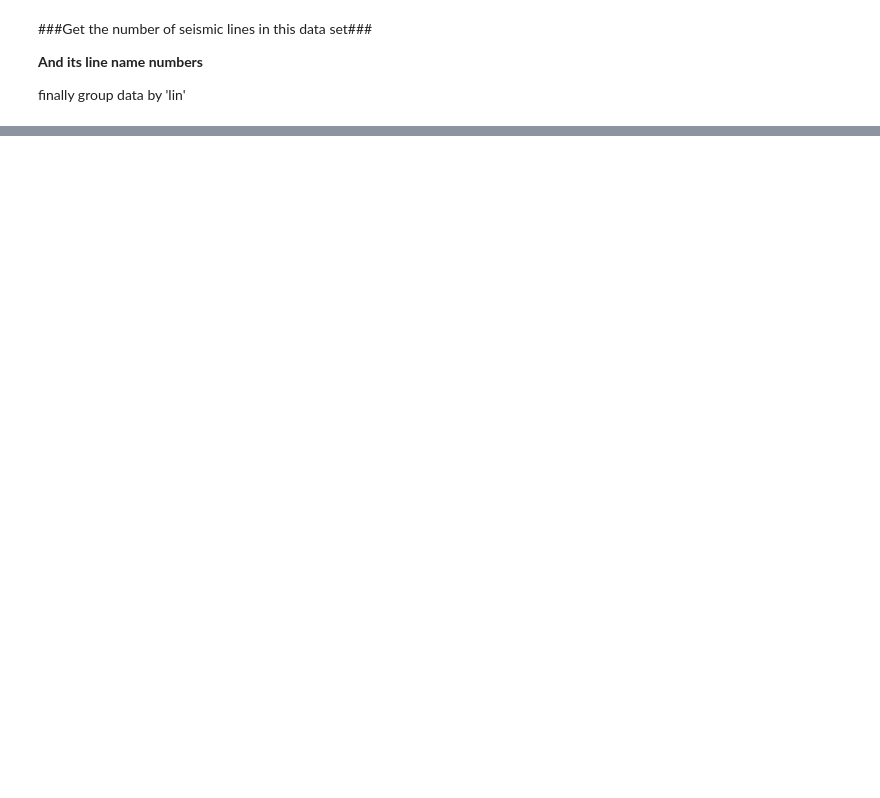
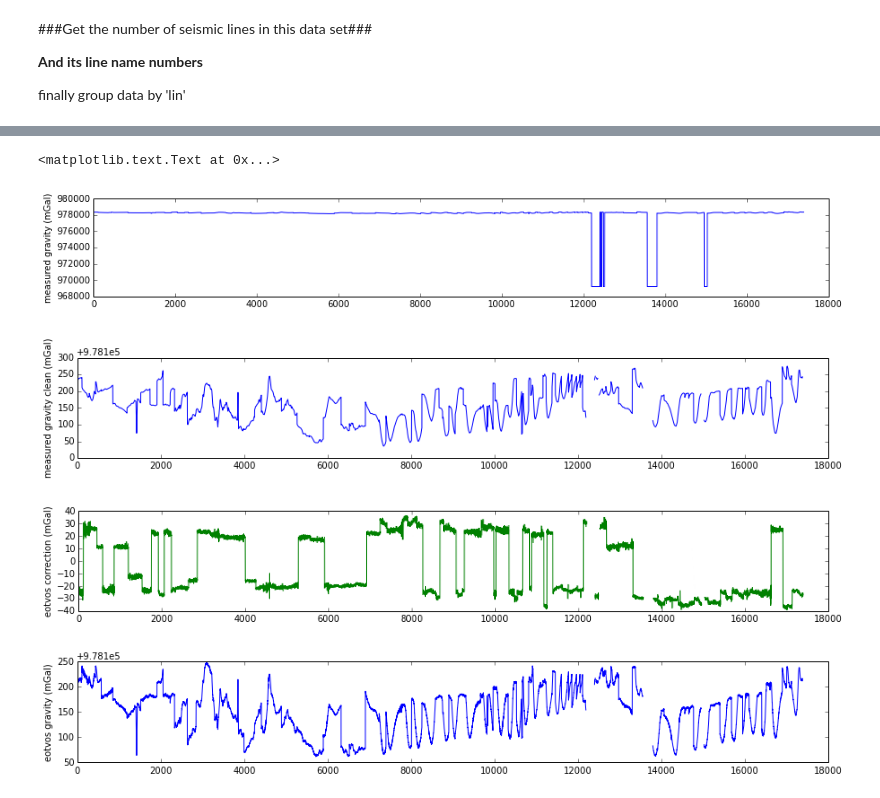
Before and after one commit to eusoubrasileiro/geonumerics, a Jupyter notebook: ipython_notebooks/Fatiando Correção Ar-livre Bahia Norte J..ipynb, the cells around one changed output, grey strips where cells are left out. Saved outputs shown, nothing was run; the diff lists cells and outputs as text; code cells hidden in the pictures; blank space fills up the shorter version.

Commit message:
Data cleaned and free-air calculated J. data

```diff
--- a/ipython_notebooks/Fatiando Correção Ar-livre Bahia Norte J..ipynb
+++ b/ipython_notebooks/Fatiando Correção Ar-livre Bahia Norte J..ipynb
@@ -132,0 +117,28 @@ dtype('float64')
+# %%
+pylab.figure(figsize=(15,2))
+#plot(data['grvbruta'], 'k') # i cant use it
+plot(data['grvobser'], 'b') # raw observed gravity
+ylabel('measured gravity (mGal)')
+# removing 974000 less values (fast clean)
+pylab.figure(figsize=(15,2))
+data[ np.abs(data['grvobser']) < 974000 ] = numpy.nan
+plot(data['grvobser'], 'b') # raw observed gravity
+ylabel('measured gravity clean (mGal)')
+pylab.figure(figsize=(15,2))
+plot(data['creotvos'], 'g') # etvos correction
+ylabel('eotvos correction (mGal)')
+#plot(data['crlatitu'], 'r') useless
+#plot(data['Anom. Ar-livre'],'y')
+#plot(data['grvbougc'], 'b')
+#plot(data['grvbouga'], 'g')
+# create eotvos corrected gravity
+data['eotvos gravity'] = data['grvobser'] + data['creotvos']
+pylab.figure(figsize=(15,2))
+plot(data['eotvos gravity'])
+ylabel('eotvos gravity (mGal)')
+# %% [output]
+<matplotlib.text.Text at 0x...>
+[figure, added]
+[figure, added]
+[figure, added]
+[figure, added]
```
Also changed, not shown: parts of 34 cells of this notebook.
